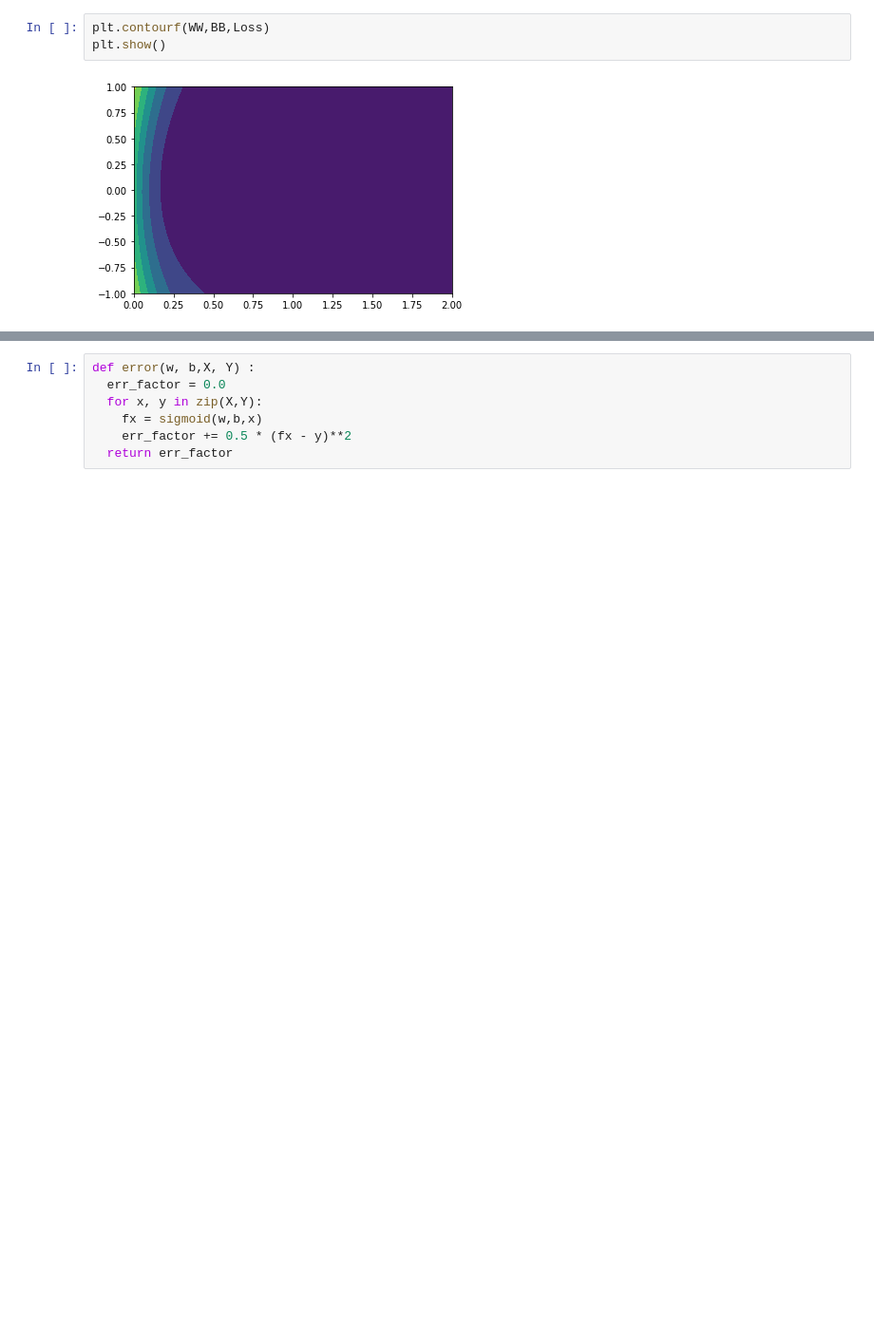
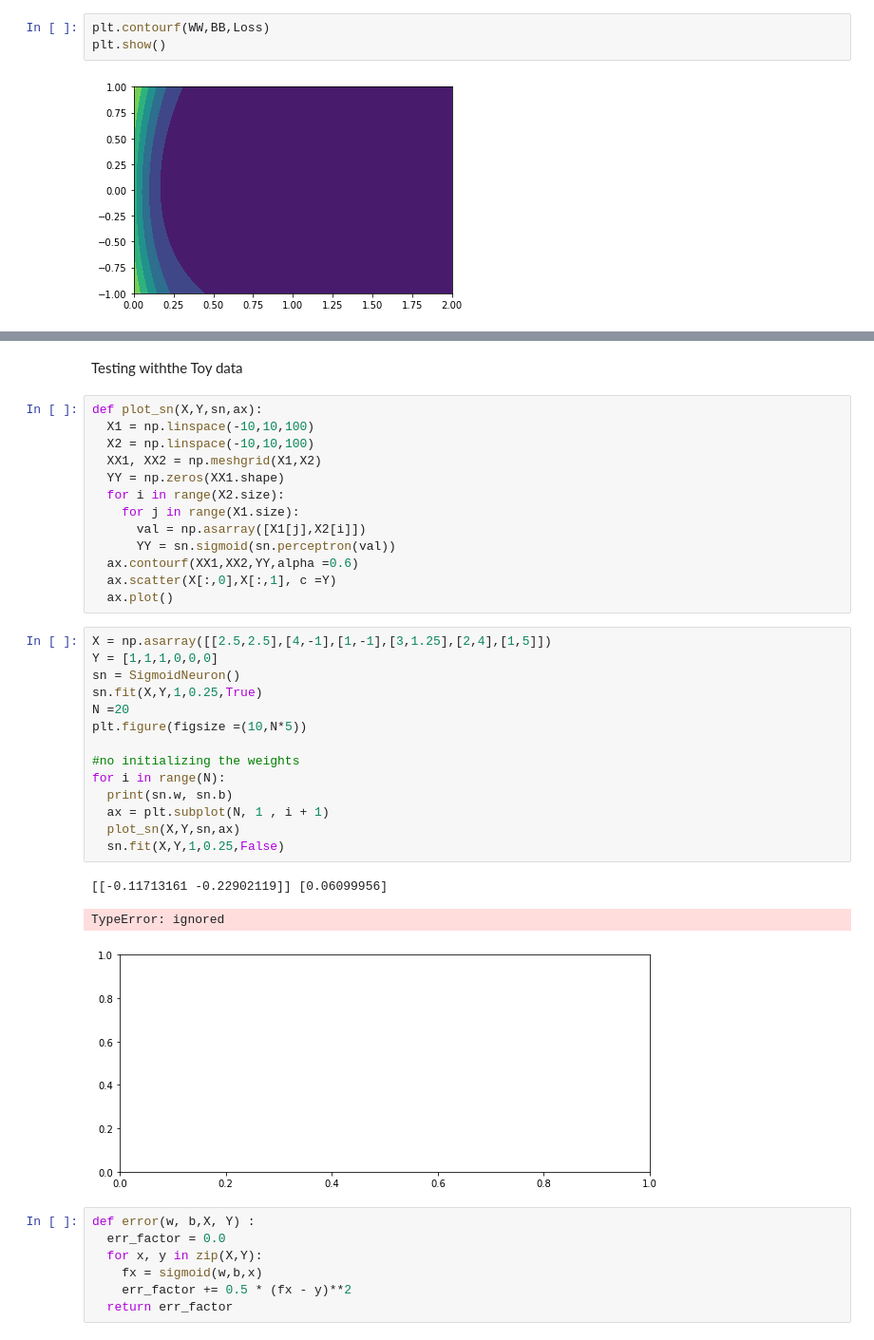
Before and after one commit to aborundiya/NeuralNetwork, a Jupyter notebook: gradientDescent.ipynb, the cells around one changed output, grey strips where cells are left out. Shown: that part at 95% size. Saved outputs shown, nothing was run; the diff lists cells and outputs as text; blank space fills up the shorter version.

```diff
--- a/gradientDescent.ipynb
+++ b/gradientDescent.ipynb
@@ -111,3 +146,36 @@ plt.show()
+# %% [markdown]
+Testing withthe Toy data
+# %%
+def plot_sn(X,Y,sn,ax):
+  X1 = np.linspace(-10,10,100)
+  X2 = np.linspace(-10,10,100)
+  XX1, XX2 = np.meshgrid(X1,X2)
+  YY = np.zeros(XX1.shape)
+  for i in range(X2.size):
+    for j in range(X1.size):
+      val = np.asarray([X1[j],X2[i]])
+      YY = sn.sigmoid(sn.perceptron(val))
+  ax.contourf(XX1,XX2,YY,alpha =0.6)
+  ax.scatter(X[:,0],X[:,1], c =Y)
+  ax.plot()
+# %%
+X = np.asarray([[2.5,2.5],[4,-1],[1,-1],[3,1.25],[2,4],[1,5]])
+Y = [1,1,1,0,0,0]
+sn = SigmoidNeuron()
+sn.fit(X,Y,1,0.25,True)
+N =20
+plt.figure(figsize =(10,N*5))
+
+#no initializing the weights
+for i in range(N):
+  print(sn.w, sn.b)
+  ax = plt.subplot(N, 1 , i + 1)
+  plot_sn(X,Y,sn,ax)
+  sn.fit(X,Y,1,0.25,False)
+# %% [output]
+[[-0.11713161 -0.22902119]] [0.06099956]
+TypeError: ignored
+[figure, added]
 # %%
 def error(w, b,X, Y) :
   err_factor = 0.0
```
Also changed, not shown: parts of 1 cell of this notebook.
